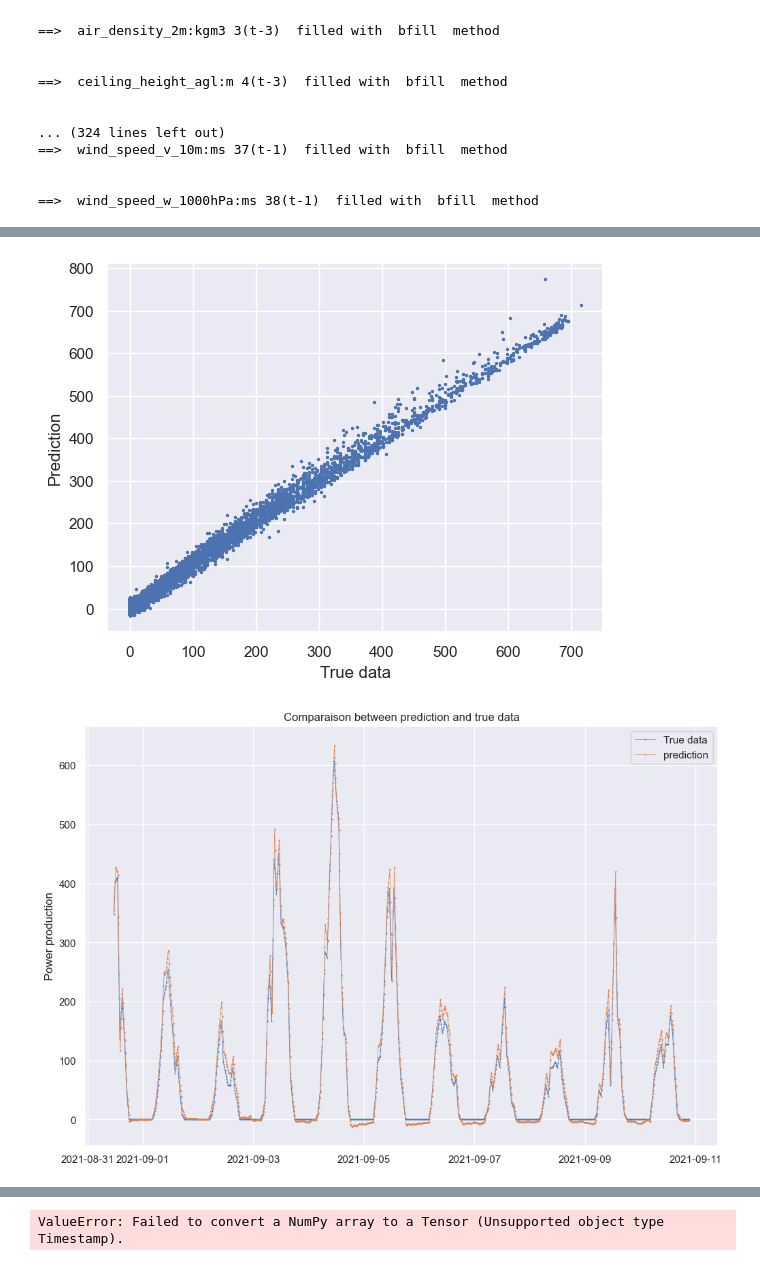
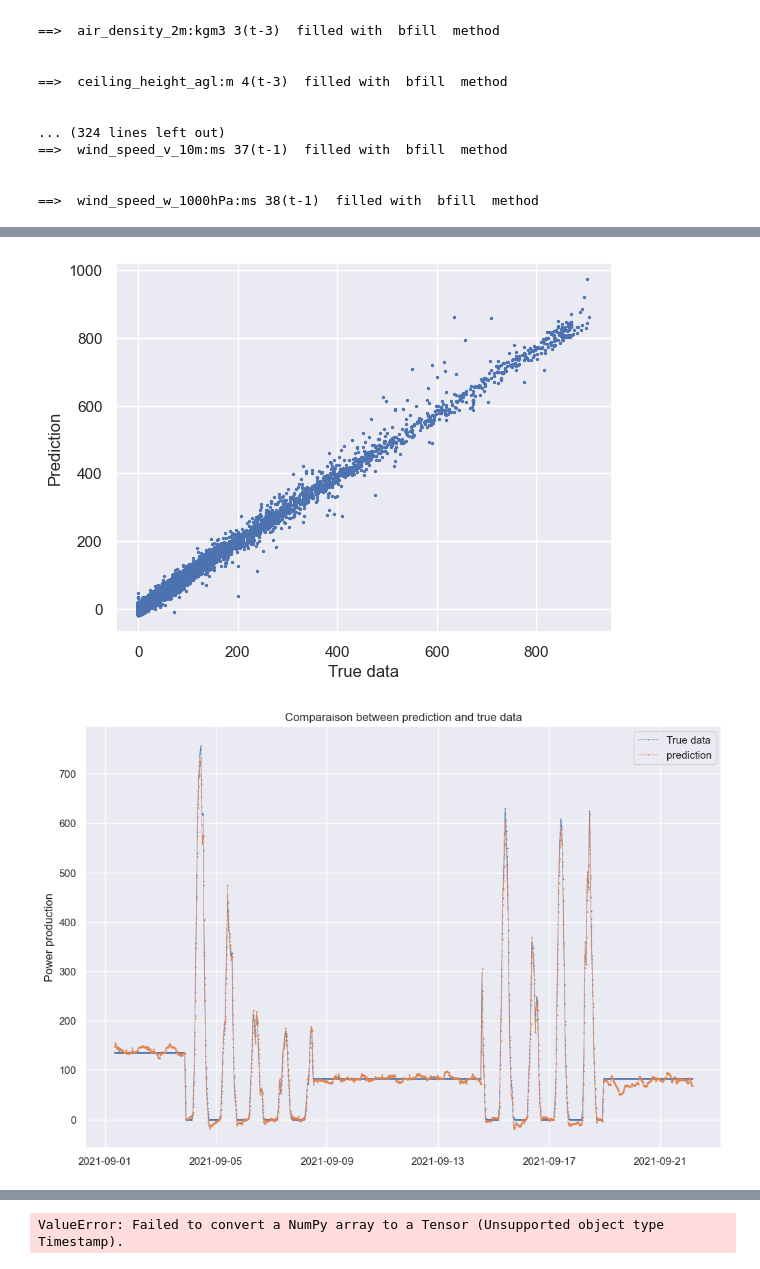
Before and after one commit to hugokerino/Energy-forecasting-NTNU, a Jupyter notebook: data/Hugo/notebook_hugo.ipynb, the cells around one changed output, grey strips where cells are left out. Cells and saved outputs as stored; diff of their text form; code cells hidden in the pictures.

Commit message:
LSTM lag3

```diff
--- a/data/Hugo/notebook_hugo.ipynb
+++ b/data/Hugo/notebook_hugo.ipynb
@@ -407,7 +407,7 @@ def remove_consecutive_identical_values(df: pd.DataFrame, feature: str):
 from datetime import datetime, timedelta
 
 #Select a location in observed dataset
-location = 2 # 0=A, 1=B, 2=C
+location = 1 # 0=A, 1=B, 2=C
 X_train_obs, X_train_est, Y_train = Train_datasets[location], Train_datasets[location+3], Target_datasets[location]
 
 X_train_obs = X_train_obs.rename(columns={"date_forecast":"time"})
@@ -628,14 +634,14 @@ Train_X = np.zeros((train_X.shape[0],n_in,nb_feature))
 Test_X  = np.zeros((test_X.shape[0],n_in,nb_feature))
 
 
-"""
+# reshape input to be 3D [samples, timesteps, features]
 for i in range(nb_feature):
     for j in range(n_in):
         Train_X[:,j,i] = train_X[:,i +j*nb_feature]
         Test_X[:,j,i]  = test_X[:,i +j*nb_feature]
-"""
+
 
 # reshape input to be 3D [samples, timesteps, features]
-train_X = train_X.reshape((train_X.shape[0], 1, train_X.shape[1]))
-test_X = test_X.reshape((test_X.shape[0], 1, test_X.shape[1]))
-print(train_X.shape, train_y.shape, test_X.shape, test_y.shape)
+#train_X = train_X.reshape((train_X.shape[0], 1, train_X.shape[1]))
+#test_X = test_X.reshape((test_X.shape[0], 1, test_X.shape[1]))
+#print(train_X.shape, train_y.shape, test_X.shape, test_y.shape)
@@ -644,5 +648,9 @@ print(train_X.shape, train_y.shape, test_X.shape, test_y.shape)
 # %%
 #Simple training for the moment without timeseriesplit
+"""
 model = create_lstm_model((train_X.shape[1], train_X.shape[2]))
 history = model.fit(train_X, train_y, epochs=100, batch_size=128, validation_data=(test_X, test_y), verbose=2, shuffle=False)
+"""
+model = create_lstm_model((Train_X.shape[1], Train_X.shape[2]))
+history = model.fit(Train_X, train_y, epochs=30, batch_size=128, validation_data=(Test_X, test_y), verbose=2, shuffle=False)
 # %% [output]
@@ -677,16 +685,16 @@ plt.show()
 # %%
 # make a prediction
-yhat = model.predict(test_X)
-test_X_ = test_X.reshape((test_X.shape[0], test_X.shape[2]))
+yhat = model.predict(Test_X)
+#test_X_ = test_X.reshape((test_X.shape[0], test_X.shape[2]))
 
 # invert scaling for forecast
-inv_yhat = np.concatenate((yhat, test_X_), axis=1)
+inv_yhat = np.concatenate((yhat, test_X), axis=1)
 inv_yhat = scaler.inverse_transform(inv_yhat)
 inv_yhat = inv_yhat[:,0]
 
 # invert scaling for actual
 test_y = test_y.reshape((len(test_y), 1))
-inv_y = np.concatenate((test_y, test_X_), axis=1)
+inv_y = np.concatenate((test_y, test_X), axis=1)
 inv_y = scaler.inverse_transform(inv_y)
 inv_y = inv_y[:,0]
 
@@ -702,14 +710,15 @@ plt.xlabel("True data")
 plt.ylabel("Prediction")
 plt.show()
 # %% [output]
-[figure, old version]
+[figure, new version]
 # %%
+zoom = 2000
 plt.figure(figsize=(12,8))
 plt.title("Comparaison between prediction and true data")
-plt.plot(reference_dataset.iloc[split:split+1000,1],inv_y[0:1000], '-*',linewidth = 0.5, markersize = 0.8, label='True data')
-plt.plot(reference_dataset.iloc[split:split+1000,1],inv_yhat[0:1000],'-+',linewidth = 0.5, markersize = 0.8, label='prediction')
+plt.plot(reference_dataset.iloc[split:split+zoom,0],inv_y[0:zoom], '-*',linewidth = 0.5, markersize = 0.8, label='True data')
+plt.plot(reference_dataset.iloc[split:split+zoom,0],inv_yhat[0:zoom],'-+',linewidth = 0.5, markersize = 0.8, label='prediction')
 plt.ylabel("Power production")
 plt.legend()
 plt.show()
 # %% [output]
-[figure, old version]
+[figure, new version]
```
Also changed, not shown: parts of 9 cells of this notebook.
